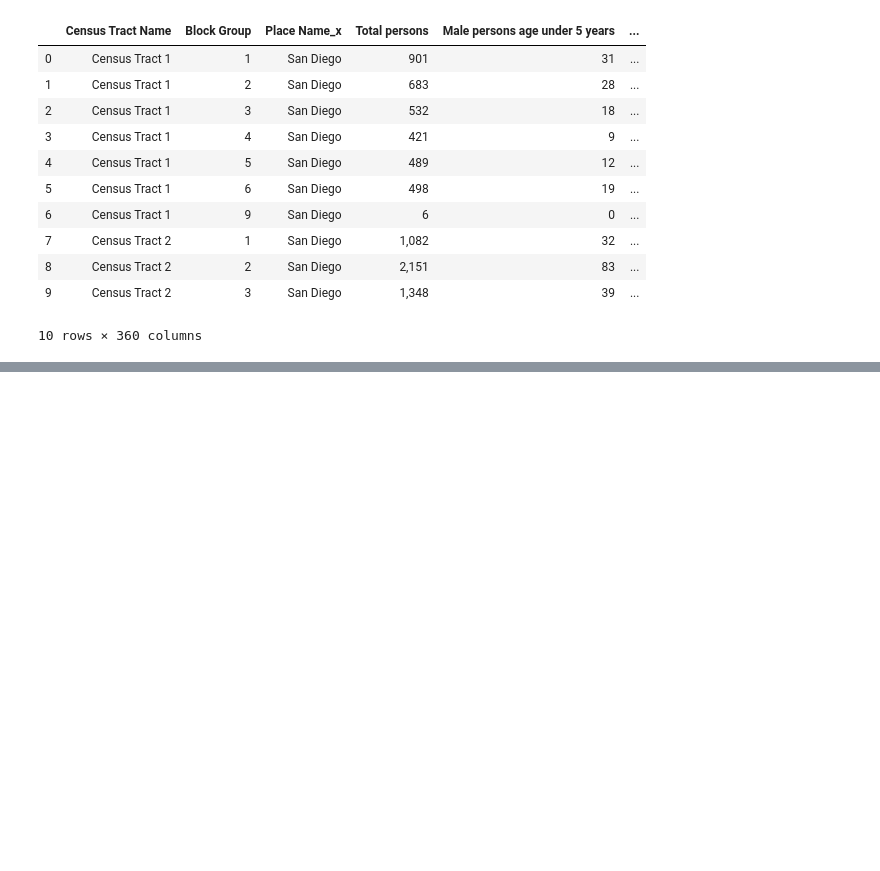
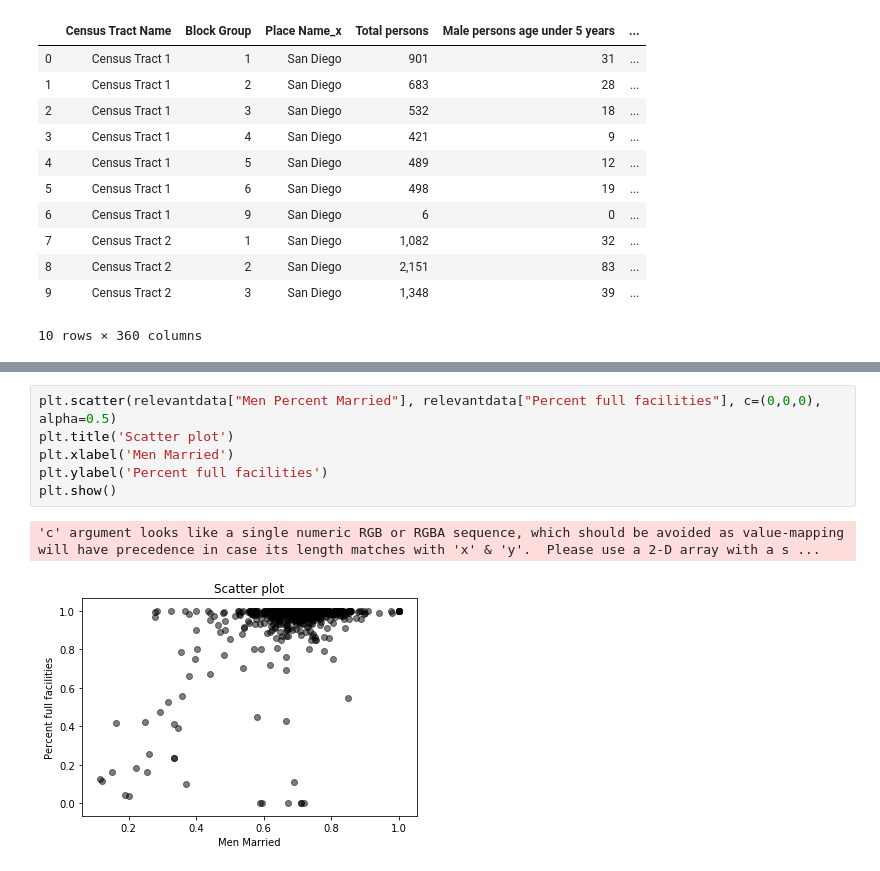
Before and after one commit to MangoOverlord/DataHacks2020, a Jupyter notebook: Dataset/CountingBlocks.ipynb, the cells around one changed output, grey strips where cells are left out. Cells and saved outputs as stored; diff of their text form; blank space fills up the shorter version.

```diff
--- a/Dataset/CountingBlocks.ipynb
+++ b/Dataset/CountingBlocks.ipynb
@@ -50,0 +127,9 @@ for i in range(26, 48):
+# %%
+plt.scatter(relevantdata["Men Percent Married"], relevantdata["Percent full facilities"], c=(0,0,0), alpha=0.5)
+plt.title('Scatter plot')
+plt.xlabel('Men Married')
+plt.ylabel('Percent full facilities')
+plt.show()
+# %% [output]
+'c' argument looks like a single numeric RGB or RGBA sequence, which should be avoided as value-mapping will have precedence in case its length matches with 'x' & 'y'.  Please use a 2-D array with a s ...
+[figure, added]
```
Also changed, not shown: parts of 15 cells of this notebook.
